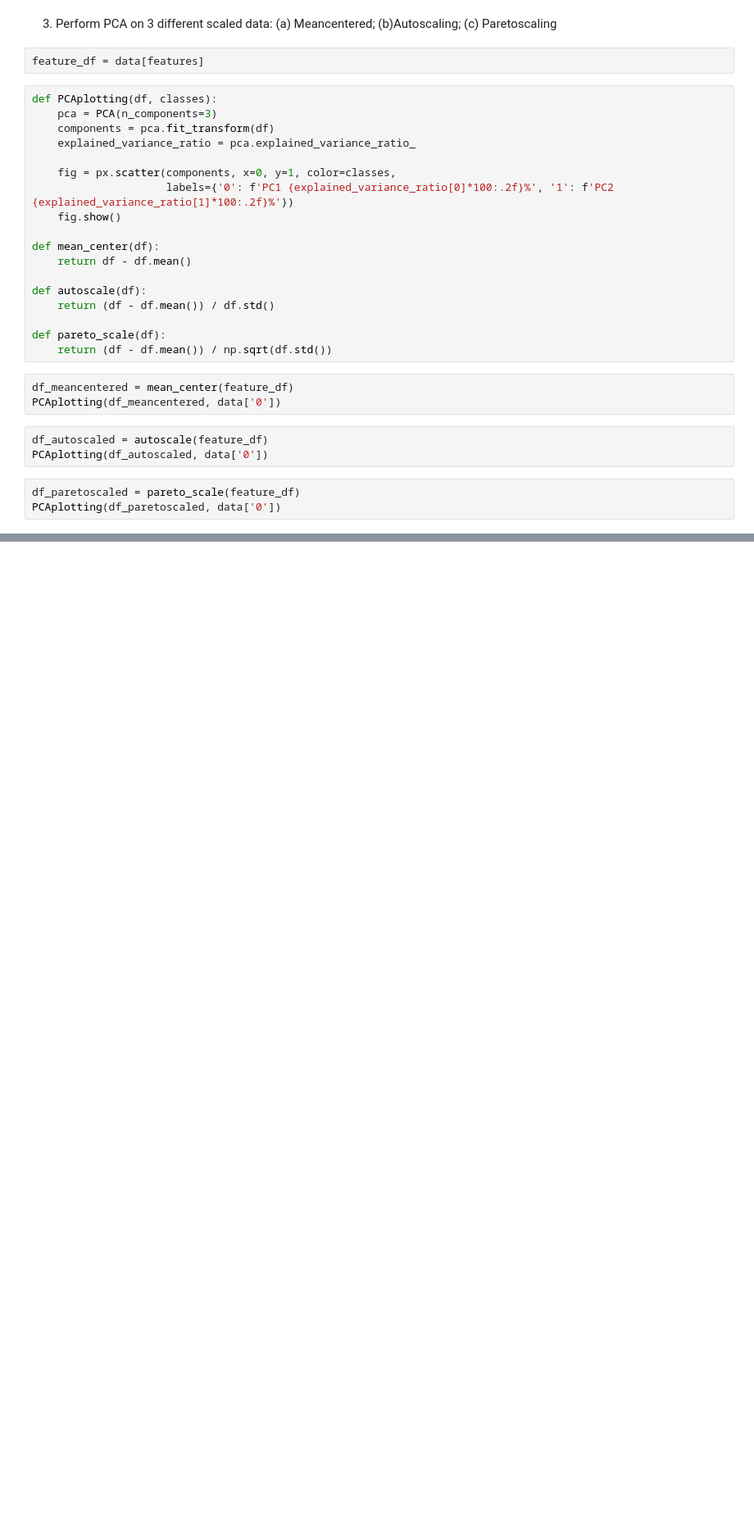
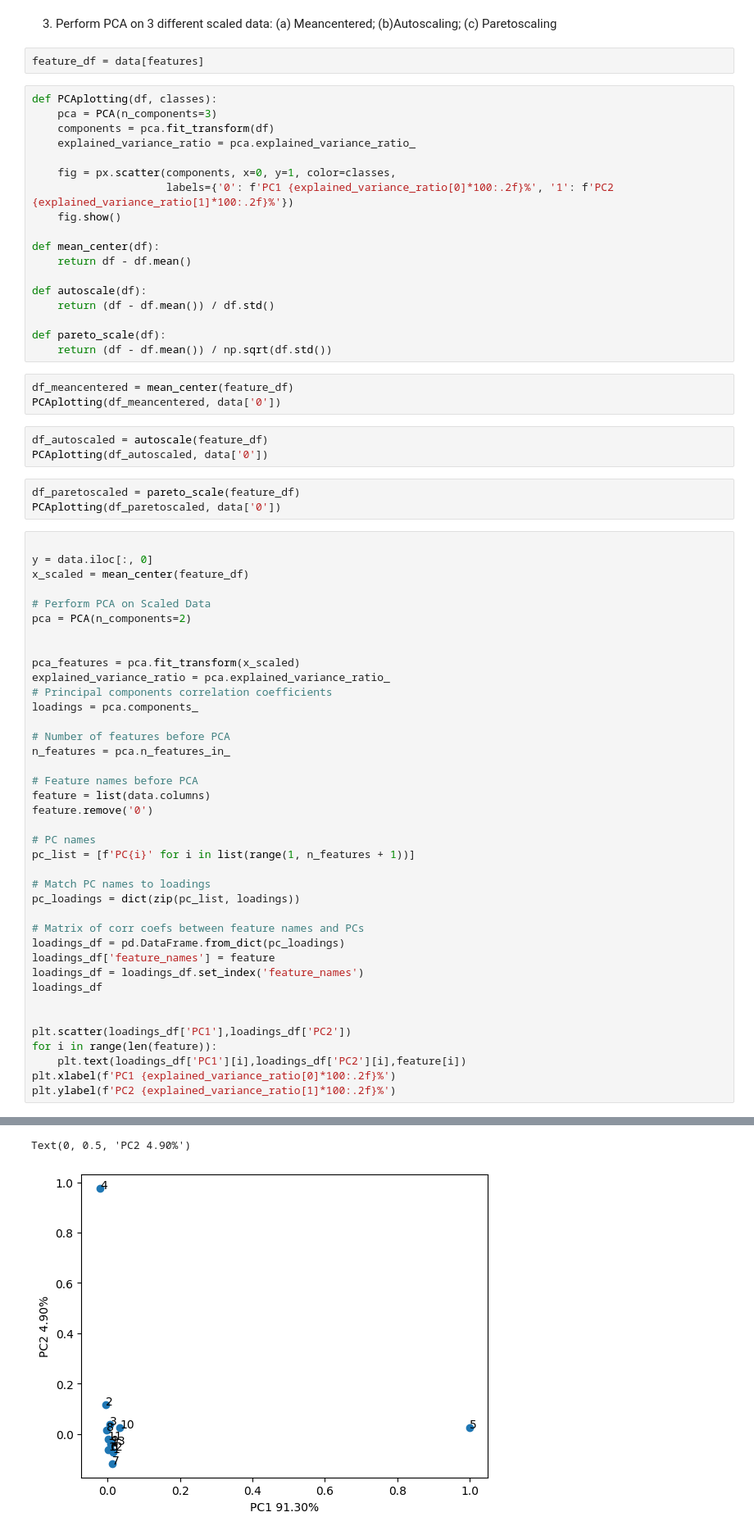
Before and after one commit to Selethe/Skills-session-week-5-10-10, a Jupyter notebook: skills_6 PCA.ipynb, the cells around one changed output, grey strips where cells are left out. Shown at 82% size. Cells and saved outputs as stored; diff of their text form; blank space fills up the shorter version.

Commit message:
4.	Visualize the outcomes using score plot and loading plot

```diff
--- a/skills_6 PCA.ipynb
+++ b/skills_6 PCA.ipynb
@@ -50,3 +61,43 @@ PCAplotting(df_autoscaled, data['0'])
 # %%
 df_paretoscaled = pareto_scale(feature_df)
 PCAplotting(df_paretoscaled, data['0'])
+# %%
+
+y = data.iloc[:, 0]
+x_scaled = mean_center(feature_df)
+
+# Perform PCA on Scaled Data
+pca = PCA(n_components=2)
+
+
+pca_features = pca.fit_transform(x_scaled)
+explained_variance_ratio = pca.explained_variance_ratio_
+# Principal components correlation coefficients
+loadings = pca.components_
+
+# Number of features before PCA
+n_features = pca.n_features_in_
+
+# Feature names before PCA
+feature = list(data.columns)
+feature.remove('0')
+
+# PC names
+pc_list = [f'PC{i}' for i in list(range(1, n_features + 1))]
+
+# Match PC names to loadings
+pc_loadings = dict(zip(pc_list, loadings))
+
+# Matrix of corr coefs between feature names and PCs
+loadings_df = pd.DataFrame.from_dict(pc_loadings)
+loadings_df['feature_names'] = feature
+loadings_df = loadings_df.set_index('feature_names')
+loadings_df
+
+
+plt.scatter(loadings_df['PC1'],loadings_df['PC2'])
+for i in range(len(feature)):
+    plt.text(loadings_df['PC1'][i],loadings_df['PC2'][i],feature[i])
+plt.xlabel(f'PC1 {explained_variance_ratio[0]*100:.2f}%')
+plt.ylabel(f'PC2 {explained_variance_ratio[1]*100:.2f}%')
+# %% [output]
@@ -52,0 +105,2 @@ PCAplotting(df_paretoscaled, data['0'])
+Text(0, 0.5, 'PC2 4.90%')
+[figure, added]
```
Also changed, not shown: parts of 6 cells of this notebook.
